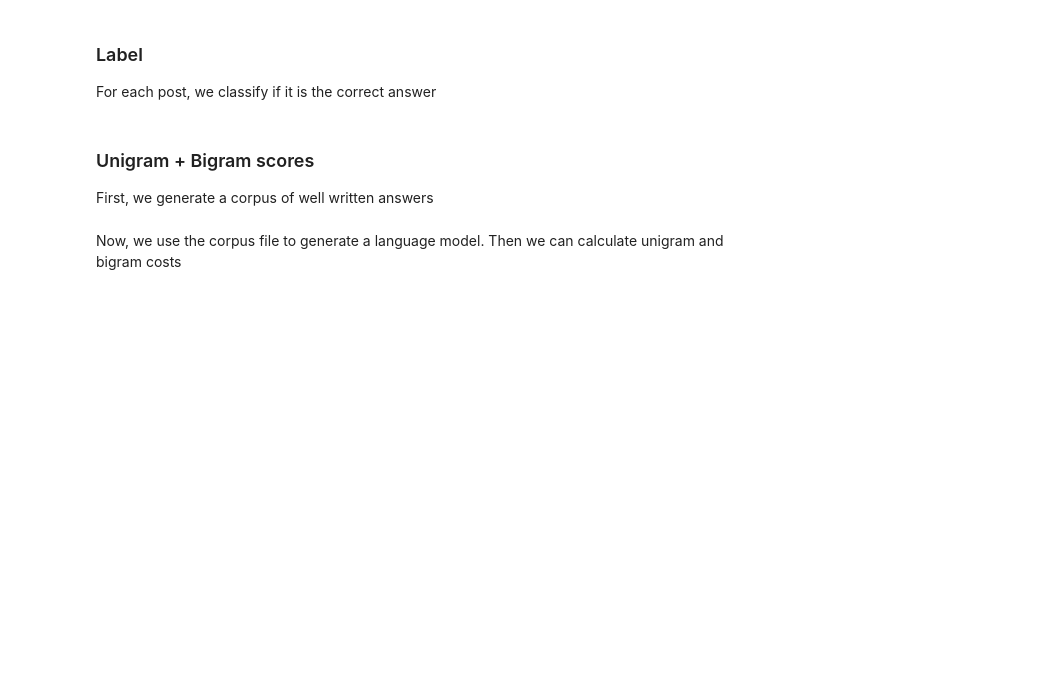
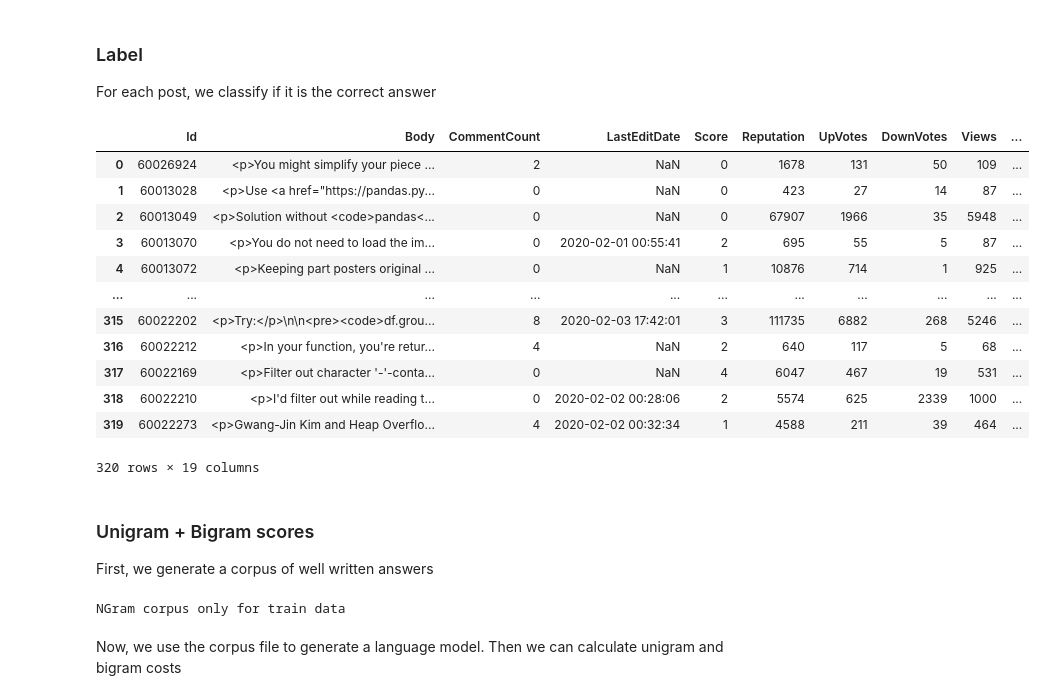
Before and after one commit to kssuraaj28/stackoverflow-answer-rater, a Jupyter notebook: scrape_feature.ipynb, the cells around one changed output. Cells and saved outputs as stored; diff of their text form; code cells hidden in the pictures; blank space fills up the shorter version.

```diff
--- a/scrape_feature.ipynb
+++ b/scrape_feature.ipynb
@@ -129,19 +175,42 @@ For each post, we classify if it is the correct answer
 # %%
 labels = []
 datapoints = df.shape[0]
+scores = []
 for i in range(datapoints):
-
+    score_count = df['Score'][i]
+    scores.append(score_count)
+scores.sort()
+sz = len(scores)
+num = 0.10
+sz = int(sz * num)
+min_bound = scores[sz]
+for i in range(datapoints):
     answer_id = df['Id'][i] # int
     accepted_id = df['QAcceptedAnswerId'][i] # float (np.nan)
+    score_count = df['Score'][i]
     if np.isnan(accepted_id):
         labels.append(np.nan)
     else:
-        if answer_id == int(accepted_id):
+        if answer_id == int(accepted_id) and score_count >= min_bound:
             labels.append('1')
         else:
             labels.append('0')
 df['Label'] = labels
 df
+# %% [output]
+|  | Id | Body | CommentCount | LastEditDate | Score | Reputation | UpVotes | DownVotes | Views | ... |
+| 0 | 60026924 | <p>You might simplify your piece ... | 2 | NaN | 0 | 1678 | 131 | 50 | 109 | ... |
+| 1 | 60013028 | <p>Use <a href="https://pandas.py... | 0 | NaN | 0 | 423 | 27 | 14 | 87 | ... |
+| 2 | 60013049 | <p>Solution without <code>pandas<... | 0 | NaN | 0 | 67907 | 1966 | 35 | 5948 | ... |
+| 3 | 60013070 | <p>You do not need to load the im... | 0 | 2020-02-01 00:55:41 | 2 | 695 | 55 | 5 | 87 | ... |
+| 4 | 60013072 | <p>Keeping part posters original ... | 0 | NaN | 1 | 10876 | 714 | 1 | 925 | ... |
+| ... | ... | ... | ... | ... | ... | ... | ... | ... | ... | ... |
+| 315 | 60022202 | <p>Try:</p>\n\n<pre><code>df.grou... | 8 | 2020-02-03 17:42:01 | 3 | 111735 | 6882 | 268 | 5246 | ... |
+| 316 | 60022212 | <p>In your function, you're retur... | 4 | NaN | 2 | 640 | 117 | 5 | 68 | ... |
+| 317 | 60022169 | <p>Filter out character '-'-conta... | 0 | NaN | 4 | 6047 | 467 | 19 | 531 | ... |
+| 318 | 60022210 | <p>I'd filter out while reading t... | 0 | 2020-02-02 00:28:06 | 2 | 5574 | 625 | 2339 | 1000 | ... |
+| 319 | 60022273 | <p>Gwang-Jin Kim and Heap Overflo... | 4 | 2020-02-02 00:32:34 | 1 | 4588 | 211 | 39 | 464 | ... |
+320 rows × 19 columns
 # %% [markdown]
 ### Unigram + Bigram scores
 First, we generate a corpus of well written answers
@@ -156,6 +225,8 @@ else:
     print ("NGram corpus only for train data")
     if not exists(corpus_file):
         raise Exception("No corpus present. Generate corpus with training data first")
+# %% [output]
+NGram corpus only for train data
 # %% [markdown]
 Now, we use the corpus file to generate a language model. Then we can calculate unigram and bigram costs
 # %%
```
Also changed, not shown: parts of 9 cells of this notebook, 3 other files.
